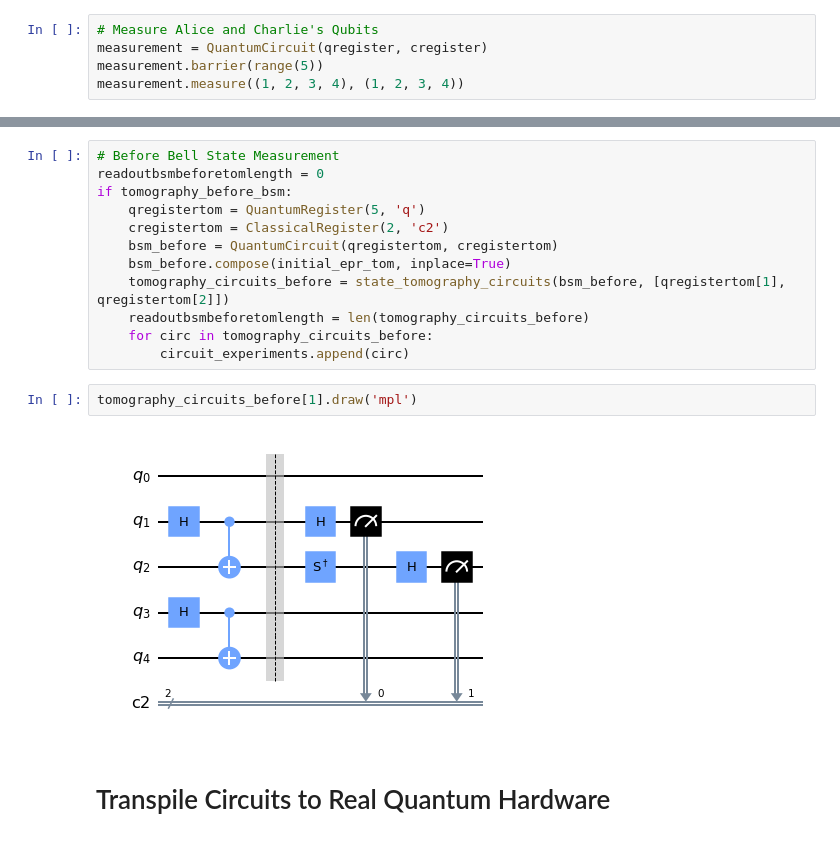
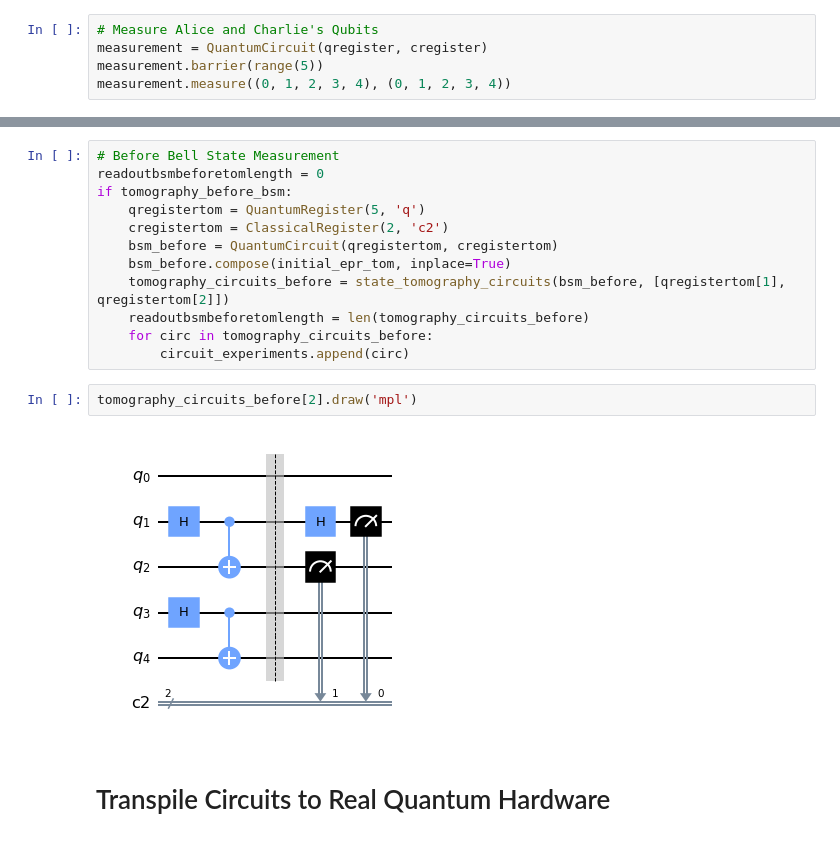
Before and after one commit to xDangerousDinox/QuantumComputing, a Jupyter notebook: Complex Bell Test.ipynb, the cells around one changed output, grey strips where cells are left out. Drawn from its saved outputs; the diff is of its cells as text.

```diff
--- a/Complex Bell Test.ipynb
+++ b/Complex Bell Test.ipynb
@@ -169,7 +169,7 @@ chsh3test.append(rotate_ay_cExy)
 # Measure Alice and Charlie's Qubits
 measurement = QuantumCircuit(qregister, cregister)
 measurement.barrier(range(5))
-measurement.measure((1, 2, 3, 4), (1, 2, 3, 4))
+measurement.measure((0, 1, 2, 3, 4), (0, 1, 2, 3, 4))
 # %% [output]
 <qiskit.circuit.instructionset.InstructionSet at 0x...>
 # %%
@@ -258,9 +258,9 @@ if tomography_before_bsm:
     for circ in tomography_circuits_before:
         circuit_experiments.append(circ)
 # %%
-tomography_circuits_before[1].draw('mpl')
+tomography_circuits_before[2].draw('mpl')
 # %% [output]
-[figure, old version]
+[figure, new version]
 # %% [markdown]
 # Transpile Circuits to Real Quantum Hardware
 # %%
```
Also changed, not shown: parts of 32 cells of this notebook.
